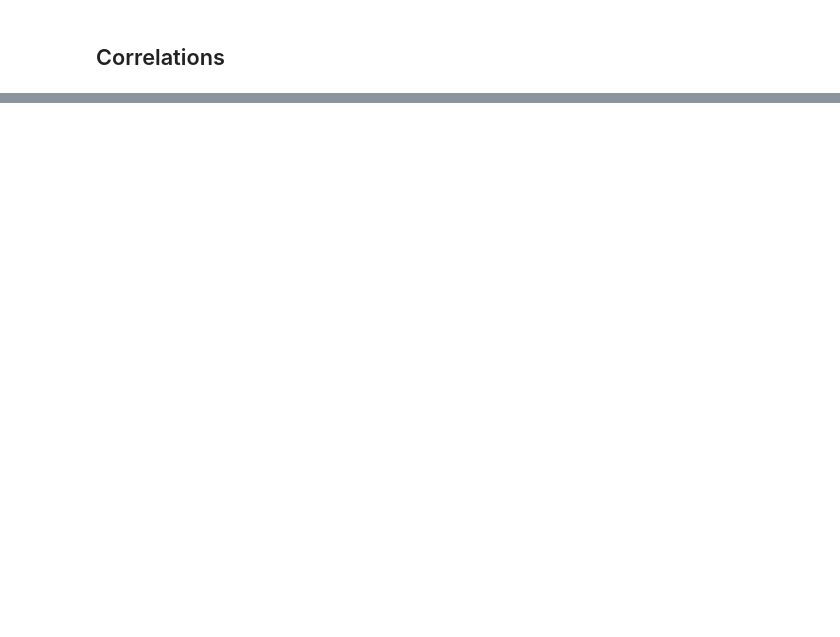
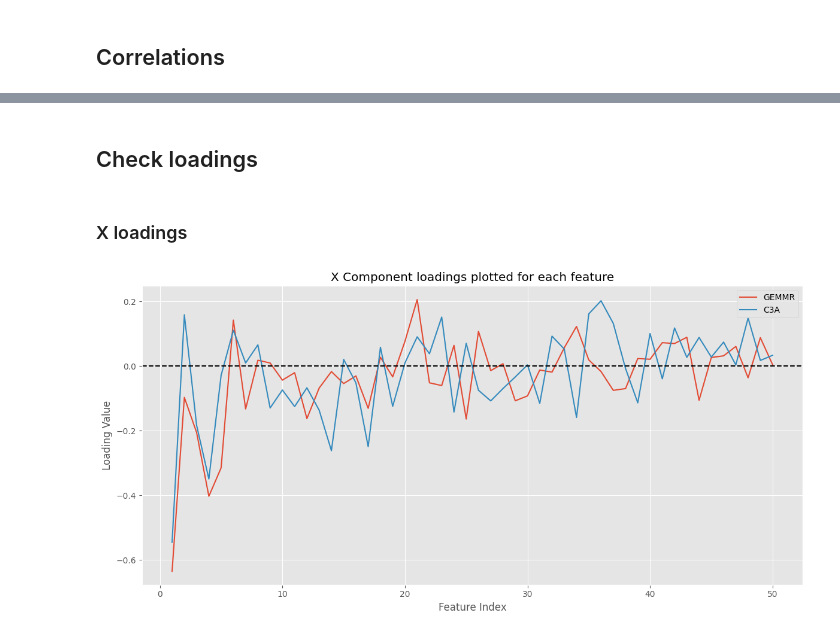
Before and after one commit to Daniel-Halls/conilab, a Jupyter notebook: conilab/hcp-disease/cca_test/ca3_testing.ipynb, the cells around one changed output, grey strips where cells are left out. Cells and saved outputs as stored; diff of their text form; code cells hidden in the pictures; blank space fills up the shorter version.

```diff
--- a/conilab/hcp-disease/cca_test/ca3_testing.ipynb
+++ b/conilab/hcp-disease/cca_test/ca3_testing.ipynb
@@ -126,0 +92,23 @@ TtestResult(statistic=np.float64(-1.684091284011002e-16), pvalue=np.float64(0.99
+# %% [markdown]
+## Check loadings
+# %%
+cca1_x = gmmr_cca.x_loadings_.squeeze()
+cca2_x = c3a_model.compute_loadings(study1)[0][0]
+cca1_y = gmmr_cca.y_loadings_.squeeze()
+cca2_y = c3a_model.compute_loadings(study1)[0][1]
+# %% [markdown]
+### X loadings
+# %%
+x = np.arange(len(cca1_x)) + 1
+plt.figure(figsize=(12, 6))
+plt.plot(x, cca1_x, label="GEMMR")
+plt.plot(x, cca2_x, label="C3A")
+plt.axhline(0, color='black', linestyle='--')
+plt.xlabel("Feature Index")
+plt.ylabel("Loading Value")
+plt.title("X Component loadings plotted for each feature")
+plt.legend()
+plt.tight_layout()
+plt.show()
+# %% [output]
+[figure, added]
```
Also changed, not shown: parts of 23 cells of this notebook, 5 other files.
